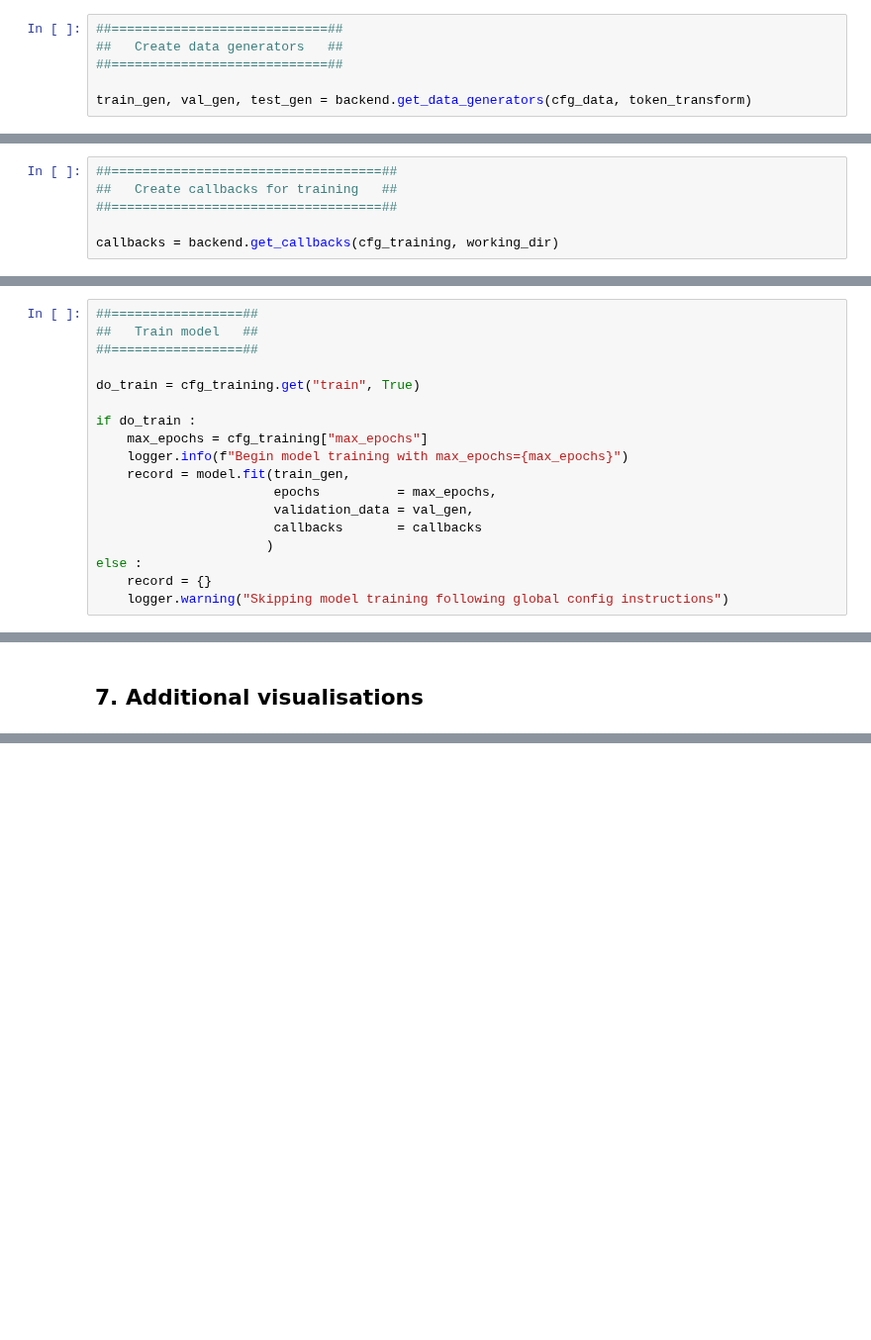
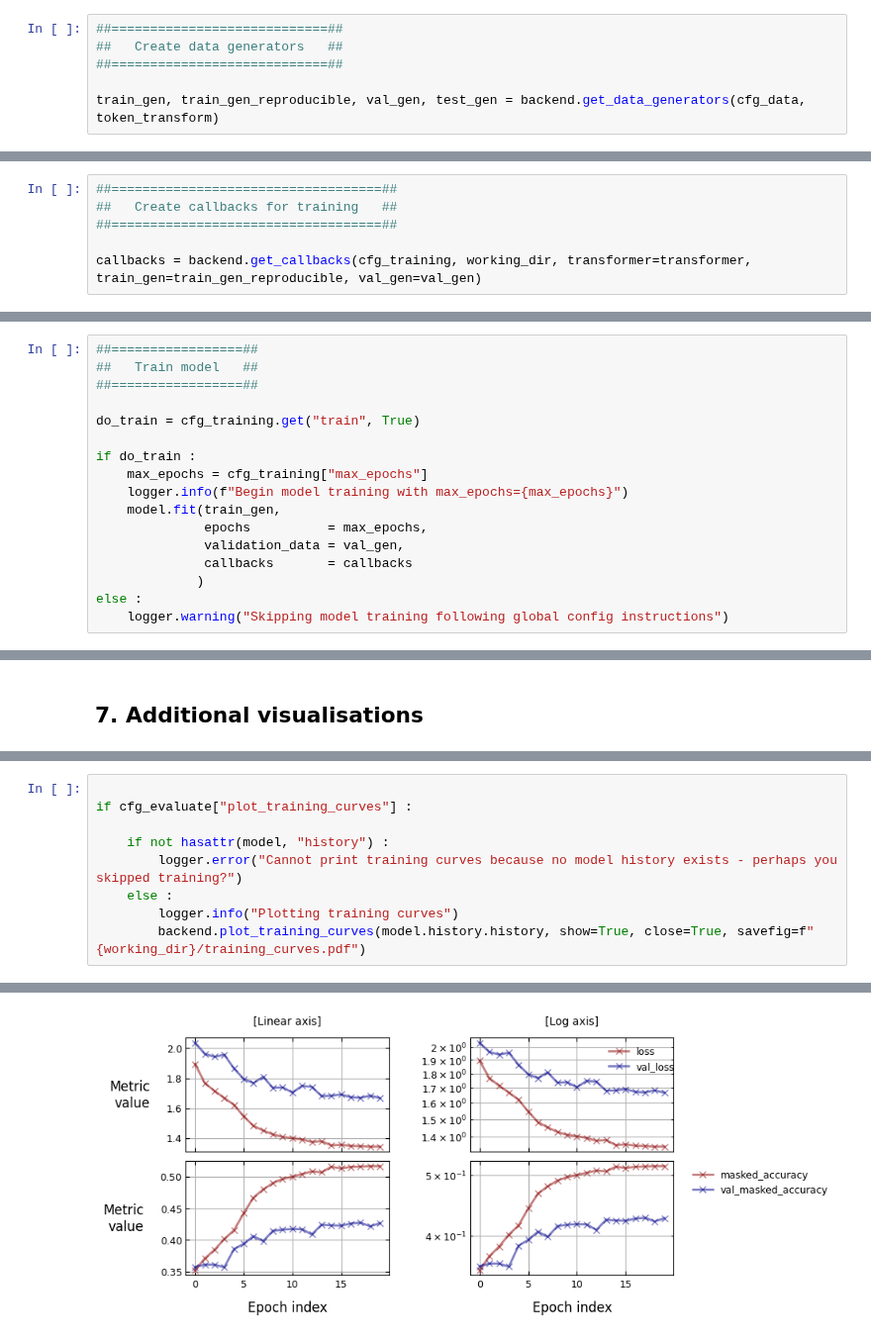
Before and after one commit to sbmenary/ML-sandbox, a Jupyter notebook: Project_Maths_Transformer/2_unsupervised_learning/unsupervised_learning_addition_model_generator.ipynb, the cells around one changed output, grey strips where cells are left out. Shown at 99% size. Saved outputs shown, nothing was run; the diff lists cells and outputs as text; blank space fills up the shorter version.

```diff
--- a/Project_Maths_Transformer/2_unsupervised_learning/unsupervised_learning_addition_model_generator.ipynb
+++ b/Project_Maths_Transformer/2_unsupervised_learning/unsupervised_learning_addition_model_generator.ipynb
@@ -259,5 +264,5 @@ Data generators create tensor inputs/outputs for the model on-the-fly
 ##   Create data generators   ##
 ##============================##
 
-train_gen, val_gen, test_gen = backend.get_data_generators(cfg_data, token_transform)
+train_gen, train_gen_reproducible, val_gen, test_gen = backend.get_data_generators(cfg_data, token_transform)
 # %% [output]
@@ -350,6 +355,6 @@ backend.test_transformer(transformer, train_gen, val_gen, test_gen)
 ##   Create callbacks for training   ##
 ##===================================##
 
-callbacks = backend.get_callbacks(cfg_training, working_dir)
+callbacks = backend.get_callbacks(cfg_training, working_dir, transformer=transformer, train_gen=train_gen_reproducible, val_gen=val_gen)
 # %% [output]
    INFO get_callbacks: Registered training callback: LoggerCallback with loglvl=10
@@ -367,13 +373,12 @@ do_train = cfg_training.get("train", True)
 if do_train :
     max_epochs = cfg_training["max_epochs"]
     logger.info(f"Begin model training with max_epochs={max_epochs}")
-    record = model.fit(train_gen,
-                       epochs          = max_epochs,
-                       validation_data = val_gen,
-                       callbacks       = callbacks
-                      )
+    model.fit(train_gen,
+              epochs          = max_epochs,
+              validation_data = val_gen,
+              callbacks       = callbacks
+             )
 else :
-    record = {}
     logger.warning("Skipping model training following global config instructions")
 # %% [output]
    INFO <module>: Begin model training with max_epochs=100000
@@ -424,0 +458,10 @@ if cfg_evaluate["plot_training_curves"] :
+# %%
+
+if cfg_evaluate["plot_training_curves"] :
+
+    if not hasattr(model, "history") :
+        logger.error("Cannot print training curves because no model history exists - perhaps you skipped training?")
+    else :
+        logger.info("Plotting training curves")
+        backend.plot_training_curves(model.history.history, show=True, close=True, savefig=f"{working_dir}/training_curves.pdf")
+# %% [output]
@@ -424,0 +469 @@ if cfg_evaluate["plot_training_curves"] :
+[figure, added]
```
Also changed, not shown: parts of 12 cells of this notebook, 7 other files.
